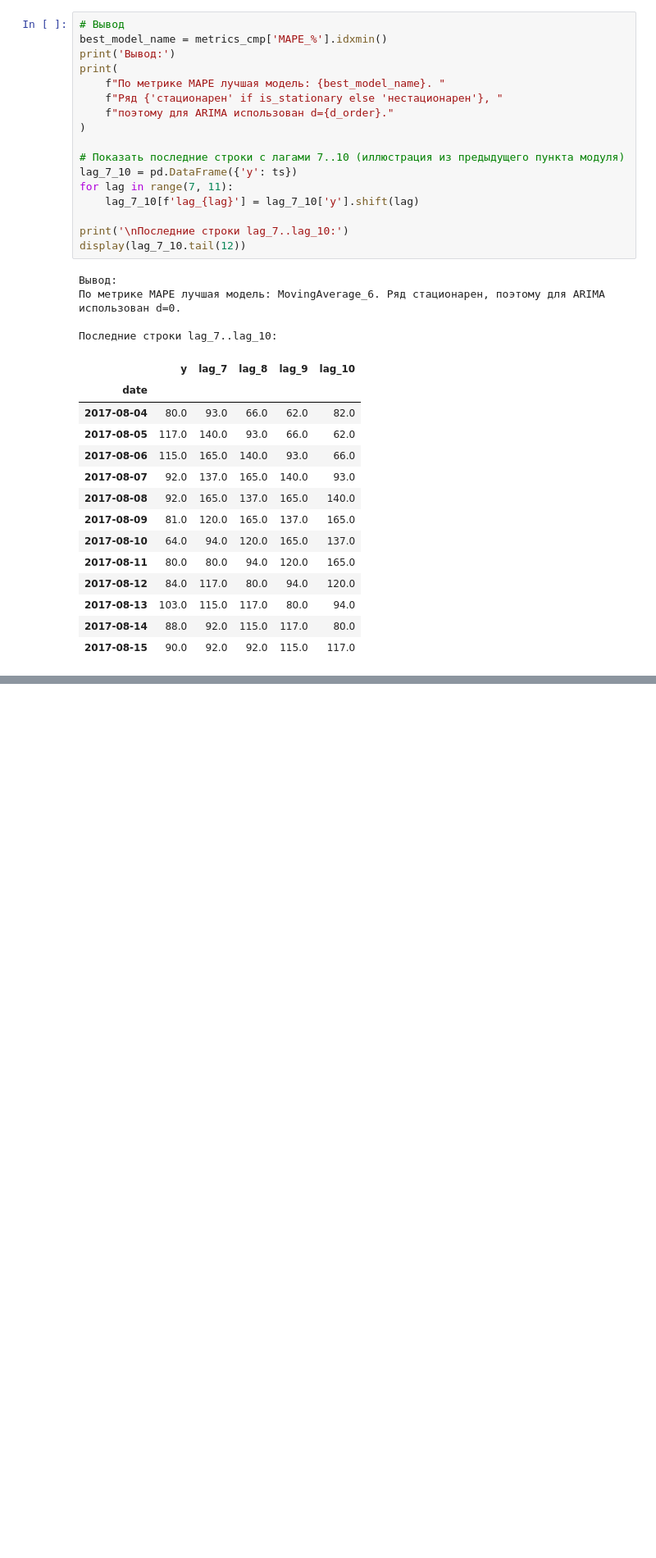
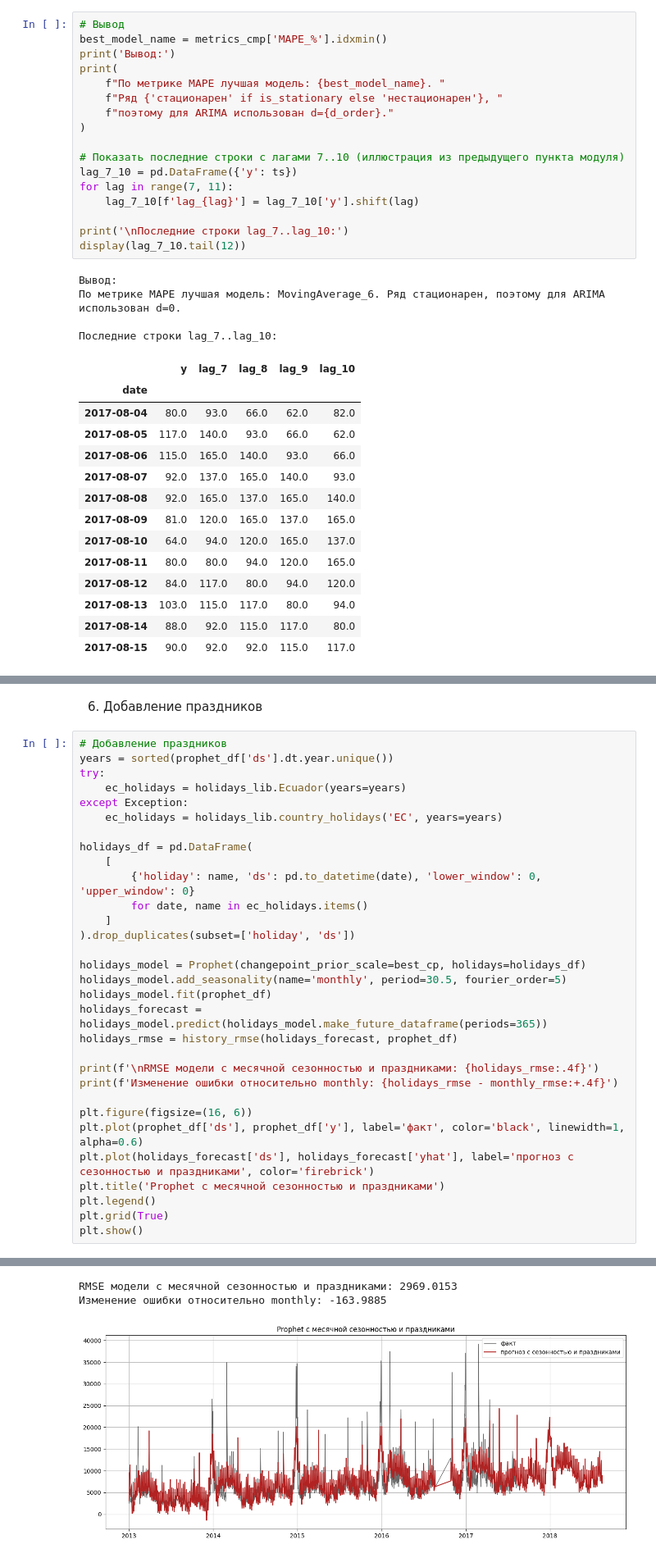
Before and after one commit to tgorbunov/sf_data_science, a Jupyter notebook: Skillfactory_ML/Additional Chapters on Python for Data Analysis/PDA2_Проект модуля HW-03_TGorbunov.ipynb, the cells around one changed output, grey strips where cells are left out. Shown at 82% size. Saved outputs shown, nothing was run; the diff lists cells and outputs as text; blank space fills up the shorter version.

```diff
--- a/Skillfactory_ML/Additional Chapters on Python for Data Analysis/PDA2_Проект модуля HW-03_TGorbunov.ipynb
+++ b/Skillfactory_ML/Additional Chapters on Python for Data Analysis/PDA2_Проект модуля HW-03_TGorbunov.ipynb
@@ -632,0 +799,34 @@ display(lag_7_10.tail(12))
+# %% [markdown]
+6. Добавление праздников
+# %%
+# Добавление праздников
+years = sorted(prophet_df['ds'].dt.year.unique())
+try:
+    ec_holidays = holidays_lib.Ecuador(years=years)
+except Exception:
+    ec_holidays = holidays_lib.country_holidays('EC', years=years)
+
+holidays_df = pd.DataFrame(
+    [
+        {'holiday': name, 'ds': pd.to_datetime(date), 'lower_window': 0, 'upper_window': 0}
+        for date, name in ec_holidays.items()
+    ]
+).drop_duplicates(subset=['holiday', 'ds'])
+
+holidays_model = Prophet(changepoint_prior_scale=best_cp, holidays=holidays_df)
+holidays_model.add_seasonality(name='monthly', period=30.5, fourier_order=5)
+holidays_model.fit(prophet_df)
+holidays_forecast = holidays_model.predict(holidays_model.make_future_dataframe(periods=365))
+holidays_rmse = history_rmse(holidays_forecast, prophet_df)
+
+print(f'\nRMSE модели с месячной сезонностью и праздниками: {holidays_rmse:.4f}')
+print(f'Изменение ошибки относительно monthly: {holidays_rmse - monthly_rmse:+.4f}')
+
+plt.figure(figsize=(16, 6))
+plt.plot(prophet_df['ds'], prophet_df['y'], label='факт', color='black', linewidth=1, alpha=0.6)
+plt.plot(holidays_forecast['ds'], holidays_forecast['yhat'], label='прогноз с сезонностью и праздниками', color='firebrick')
+plt.title('Prophet с месячной сезонностью и праздниками')
+plt.legend()
+plt.grid(True)
+plt.show()
+# %% [output]
@@ -632,0 +835,3 @@ display(lag_7_10.tail(12))
+RMSE модели с месячной сезонностью и праздниками: 2969.0153
+Изменение ошибки относительно monthly: -163.9885
+[figure, added]
```
Also changed, not shown: parts of 14 cells of this notebook.
